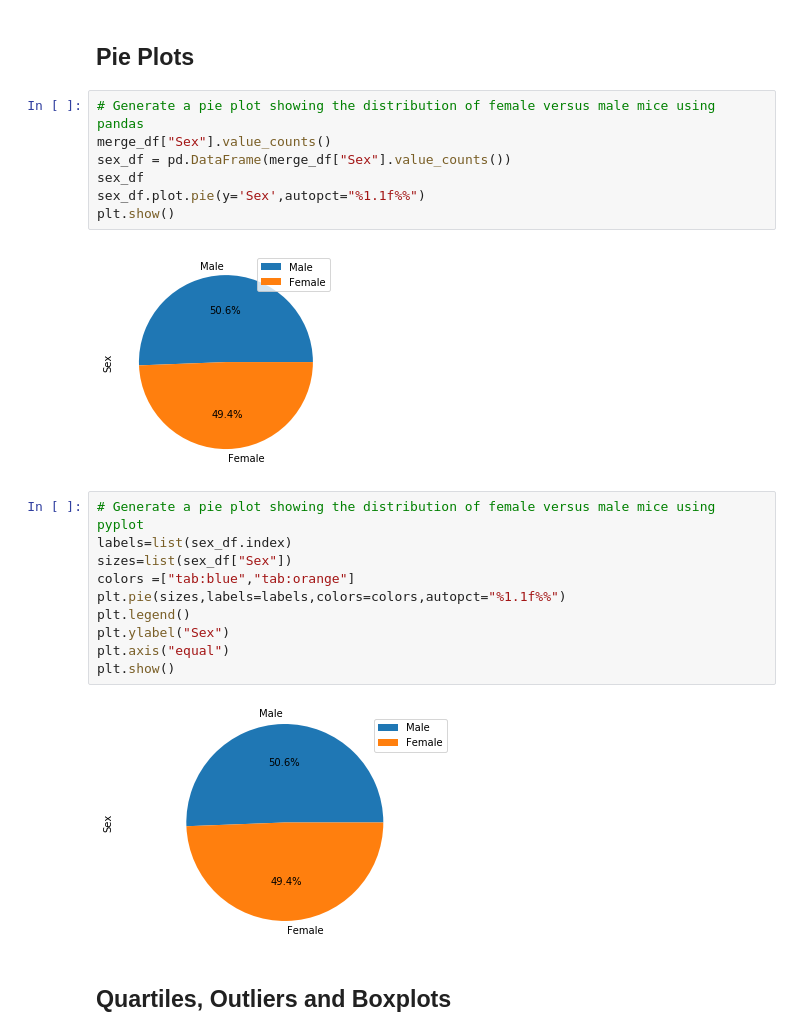
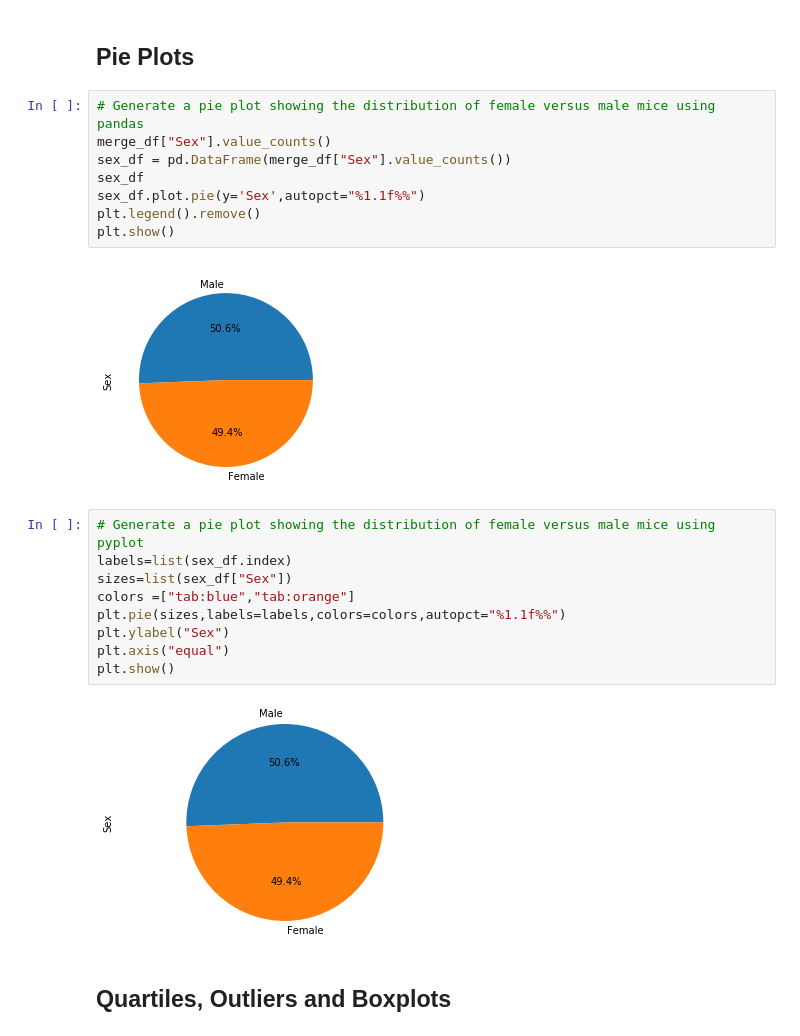
Before and after one commit to heesung80/Matplotlib_Challenge, a Jupyter notebook: Pymaceuticals/pymaceuticals_starter.ipynb, the cells around one changed output. Cells and saved outputs as stored; diff of their text form.

```diff
--- a/Pymaceuticals/pymaceuticals_starter.ipynb
+++ b/Pymaceuticals/pymaceuticals_starter.ipynb
@@ -172,24 +172,24 @@ plt.show
 # %%
 # Generate a pie plot showing the distribution of female versus male mice using pandas
 merge_df["Sex"].value_counts()
 sex_df = pd.DataFrame(merge_df["Sex"].value_counts())
 sex_df
 sex_df.plot.pie(y='Sex',autopct="%1.1f%%")
+plt.legend().remove()
 plt.show()
 # %% [output]
-[figure, old version]
+[figure, new version]
 # %%
 # Generate a pie plot showing the distribution of female versus male mice using pyplot
 labels=list(sex_df.index)
 sizes=list(sex_df["Sex"])
 colors =["tab:blue","tab:orange"]
 plt.pie(sizes,labels=labels,colors=colors,autopct="%1.1f%%")
-plt.legend()
 plt.ylabel("Sex")
 plt.axis("equal")
 plt.show()
 # %% [output]
-[figure, old version]
+[figure, new version]
 # %% [markdown]
 ## Quartiles, Outliers and Boxplots
 # %%
```
